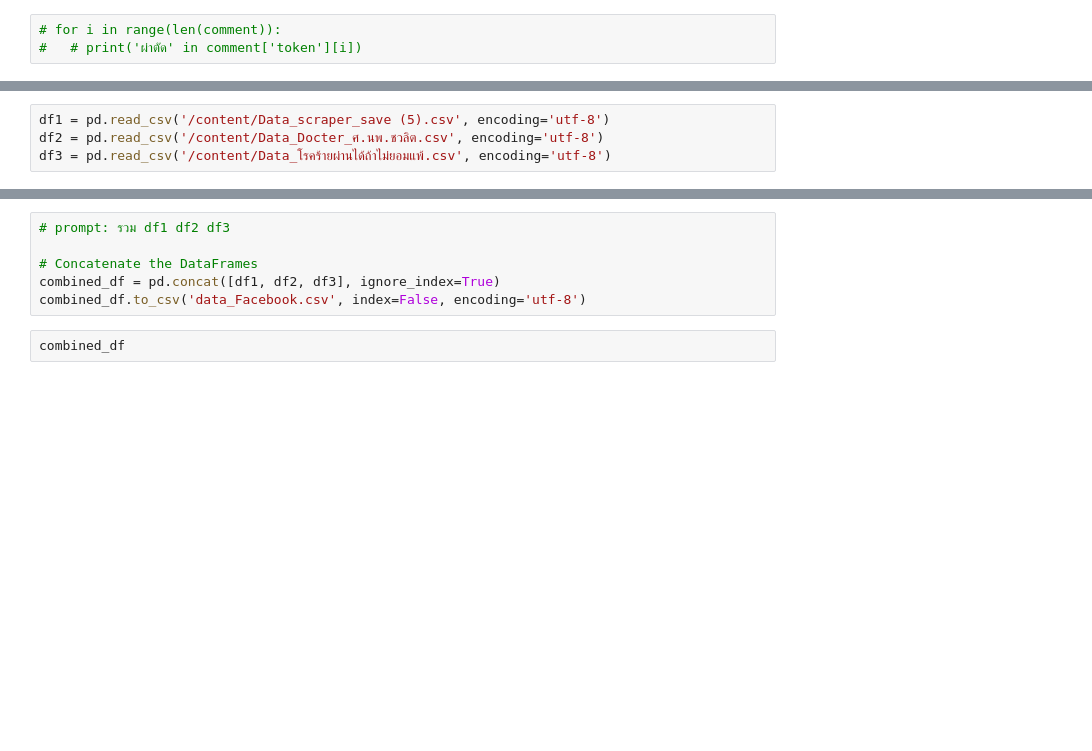
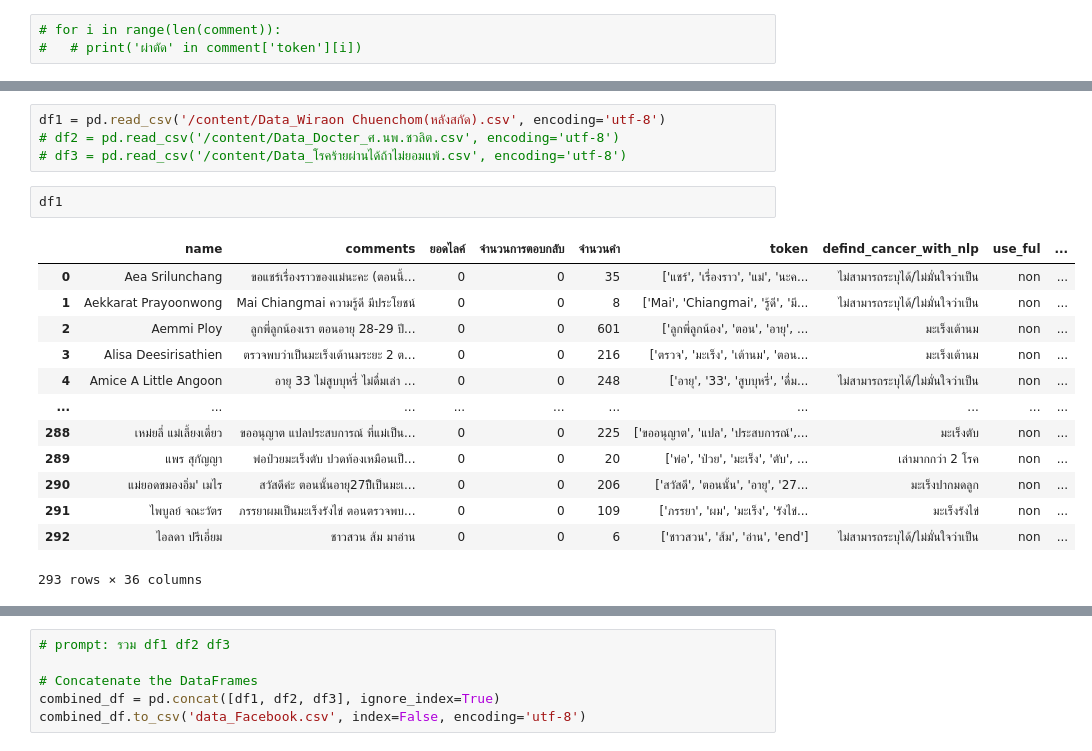
Before and after one commit to MOOwuttichai/BSC_DPDM2023, a Jupyter notebook: วิเคราะห์ข้อมูล.ipynb, the cells around one changed output, grey strips where cells are left out. Drawn from its saved outputs; the diff is of its cells as text; blank space fills up the shorter version.

```diff
--- a/วิเคราะห์ข้อมูล.ipynb
+++ b/วิเคราะห์ข้อมูล.ipynb
@@ -632,4 +720,20 @@ k
 # %%
-df1 = pd.read_csv('/content/Data_scraper_save (5).csv', encoding='utf-8')
-df2 = pd.read_csv('/content/Data_Docter_ศ.นพ.ชวลิต.csv', encoding='utf-8')
-df3 = pd.read_csv('/content/Data_โรคร้ายผ่านได้ถ้าไม่ยอมแพ้.csv', encoding='utf-8')
+df1 = pd.read_csv('/content/Data_Wiraon Chuenchom(หลังสกัด).csv', encoding='utf-8')
+# df2 = pd.read_csv('/content/Data_Docter_ศ.นพ.ชวลิต.csv', encoding='utf-8')
+# df3 = pd.read_csv('/content/Data_โรคร้ายผ่านได้ถ้าไม่ยอมแพ้.csv', encoding='utf-8')
+# %%
+df1
+# %% [output]
+|  | name | comments | ยอดไลค์ | จำนวนการตอบกลับ | จำนวนคำ | token | defind_cancer_with_nlp | use_ful | ... |
+| 0 | Aea Srilunchang | ขอแชร์เรื่องราวของแม่นะคะ (ตอนนี้... | 0 | 0 | 35 | ['แชร์', 'เรื่องราว', 'แม่', 'นะค... | ไม่สามารถระบุได้/ไม่มั่นใจว่าเป็น | non | ... |
+| 1 | Aekkarat Prayoonwong | Mai Chiangmai ความรู้ดี มีประโยชน์ | 0 | 0 | 8 | ['Mai', 'Chiangmai', 'รู้ดี', 'มี... | ไม่สามารถระบุได้/ไม่มั่นใจว่าเป็น | non | ... |
+| 2 | Aemmi Ploy | ลูกพี่ลูกน้องเรา ตอนอายุ 28-29 ปี... | 0 | 0 | 601 | ['ลูกพี่ลูกน้อง', 'ตอน', 'อายุ', ... | มะเร็งเต้านม | non | ... |
+| 3 | Alisa Deesirisathien | ตรวจพบว่าเป็นมะเร็งเต้านมระยะ 2 ต... | 0 | 0 | 216 | ['ตรวจ', 'มะเร็ง', 'เต้านม', 'ตอน... | มะเร็งเต้านม | non | ... |
+| 4 | Amice A Little Angoon | อายุ 33 ไม่สูบบุหรี่ ไม่ดื่มเล่า ... | 0 | 0 | 248 | ['อายุ', '33', 'สูบบุหรี่', 'ดื่ม... | ไม่สามารถระบุได้/ไม่มั่นใจว่าเป็น | non | ... |
+| ... | ... | ... | ... | ... | ... | ... | ... | ... | ... |
+| 288 | เหม่ยลี่ แม่เลี้ยงเดี่ยว | ขออนุญาต แปลประสบการณ์ ที่แม่เป็น... | 0 | 0 | 225 | ['ขออนุญาต', 'แปล', 'ประสบการณ์',... | มะเร็งตับ | non | ... |
+| 289 | แพร สุกัญญา | พ่อป่วยมะเร็งตับ ปวดท้องเหมือนเป็... | 0 | 0 | 20 | ['พ่อ', 'ป่วย', 'มะเร็ง', 'ตับ', ... | เล่ามากกว่า 2 โรค | non | ... |
+| 290 | แม่ยอดขมองอิ่ม' เมไร | สวัสดีค่ะ ตอนนั้นอายุ27ปีืเป็นมะเ... | 0 | 0 | 206 | ['สวัสดี', 'ตอนนั้น', 'อายุ', '27... | มะเร็งปากมดลูก | non | ... |
+| 291 | ไพบูลย์ จณะวัตร | ภรรยาผมเป็นมะเร็งรังไข่ ตอนตรวจพบ... | 0 | 0 | 109 | ['ภรรยา', 'ผม', 'มะเร็ง', 'รังไข่... | มะเร็งรังไข่ | non | ... |
+| 292 | ไอลดา ปรีเอี่ยม | ชาวสวน ส้ม มาอ่าน | 0 | 0 | 6 | ['ชาวสวน', 'ส้ม', 'อ่าน', 'end'] | ไม่สามารถระบุได้/ไม่มั่นใจว่าเป็น | non | ... |
+293 rows × 36 columns
@@ -639,8 +745,6 @@ df3 = pd.read_csv('/content/Data_โรคร้ายผ่านได้ถ
 # Concatenate the DataFrames
 combined_df = pd.concat([df1, df2, df3], ignore_index=True)
 combined_df.to_csv('data_Facebook.csv', index=False, encoding='utf-8')
-# %%
-combined_df
 # %%
 # prompt: ช่วยเเปลง '[1,2,3,4]' เป็น list [1,2,3,4]
 
```
Also changed, not shown: parts of 20 cells of this notebook.
